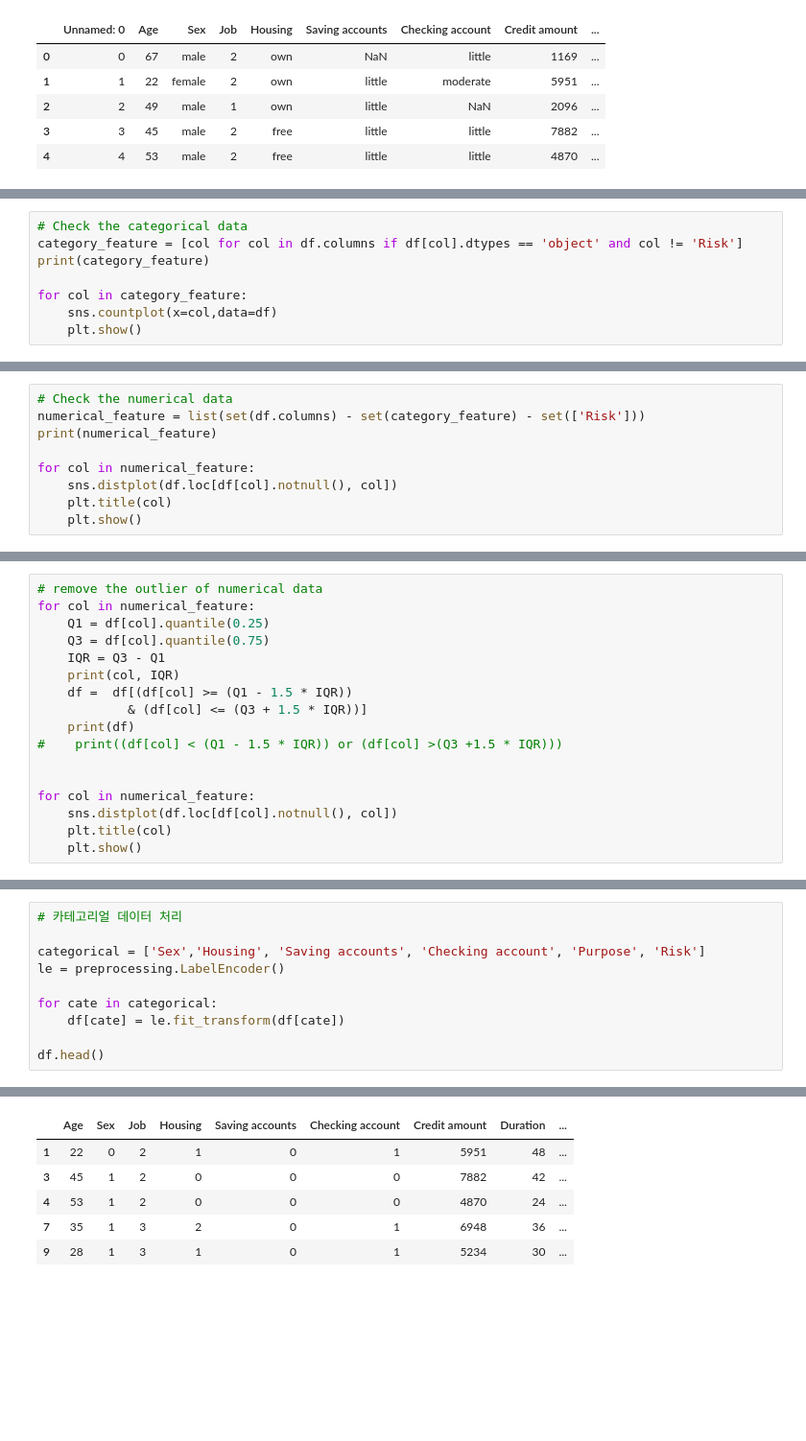
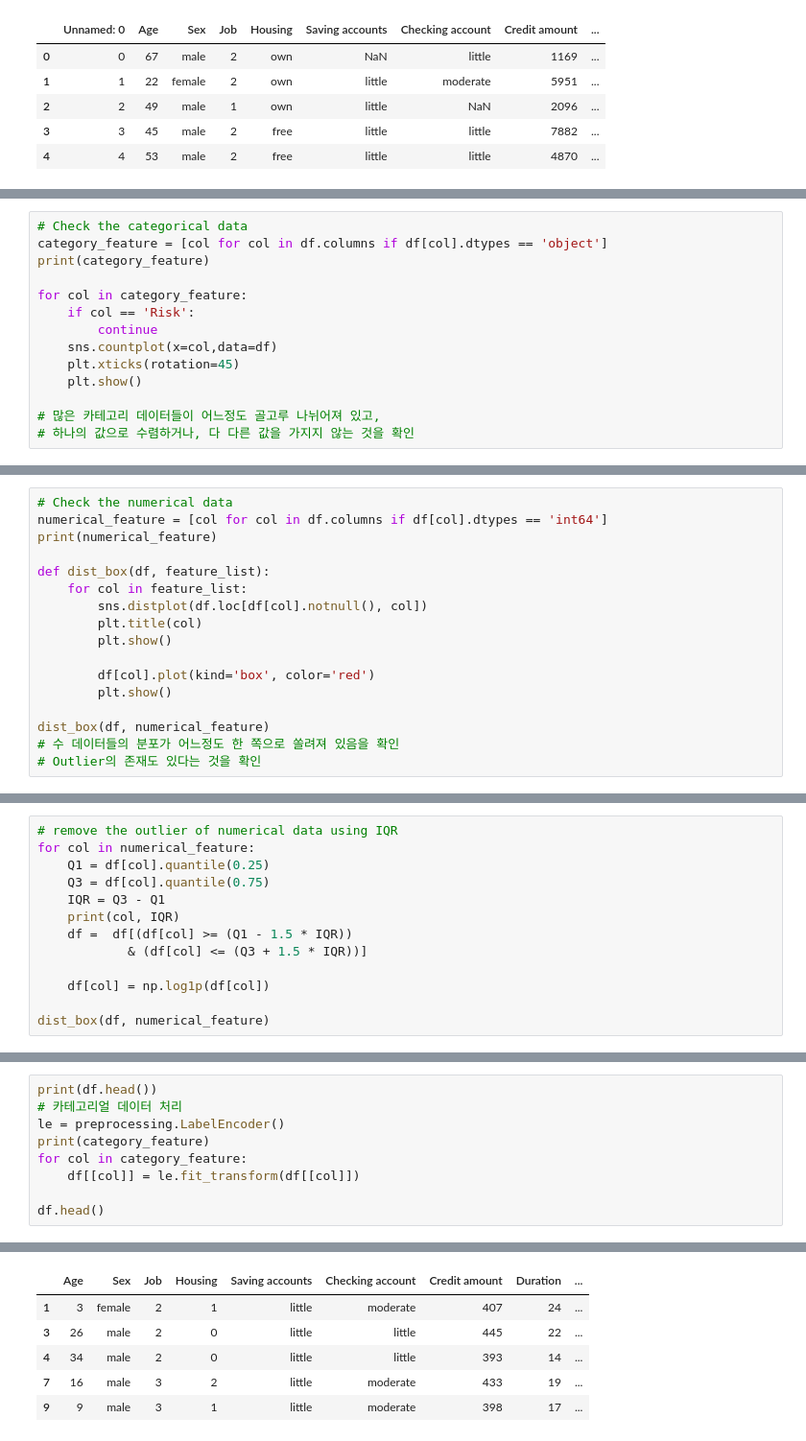
Before and after one commit to KimDoubleB/DS_Tutorials, a Jupyter notebook: Classification_Credit.ipynb, the cells around one changed output, grey strips where cells are left out. Shown at 96% size. Saved outputs shown, nothing was run; the diff lists cells and outputs as text; blank space fills up the shorter version.

```diff
--- a/Classification_Credit.ipynb
+++ b/Classification_Credit.ipynb
@@ -125,10 +134,16 @@ plt.show()
 [figure]
 # %%
 # Check the categorical data
-category_feature = [col for col in df.columns if df[col].dtypes == 'object' and col != 'Risk']
+category_feature = [col for col in df.columns if df[col].dtypes == 'object']
 print(category_feature)
 
 for col in category_feature:
+    if col == 'Risk':
+        continue
     sns.countplot(x=col,data=df)
+    plt.xticks(rotation=45)
     plt.show()
+
+# 많은 카테고리 데이터들이 어느정도 골고루 나뉘어져 있고,
+# 하나의 값으로 수렴하거나, 다 다른 값을 가지지 않는 것을 확인
 # %% [output]
@@ -142,12 +157,20 @@ for col in category_feature:
 # %%
 # Check the numerical data
-numerical_feature = list(set(df.columns) - set(category_feature) - set(['Risk']))
+numerical_feature = [col for col in df.columns if df[col].dtypes == 'int64']
 print(numerical_feature)
 
-for col in numerical_feature:
-    sns.distplot(df.loc[df[col].notnull(), col])
-    plt.title(col)
-    plt.show()
+def dist_box(df, feature_list):
+    for col in feature_list:
+        sns.distplot(df.loc[df[col].notnull(), col])
+        plt.title(col)
+        plt.show()
+
+        df[col].plot(kind='box', color='red')
+        plt.show()
+
+dist_box(df, numerical_feature)
+# 수 데이터들의 분포가 어느정도 한 쪽으로 쏠려져 있음을 확인
+# Outlier의 존재도 있다는 것을 확인
 # %% [output]
 ['Duration', 'Credit amount', 'Age']
 [figure]
@@ -190,5 +205,5 @@ for i in category_feature:
 # %%
-# remove the outlier of numerical data
+# remove the outlier of numerical data using IQR
 for col in numerical_feature:
     Q1 = df[col].quantile(0.25)
     Q3 = df[col].quantile(0.75)
@@ -196,13 +211,9 @@ for col in numerical_feature:
     print(col, IQR)
     df =  df[(df[col] >= (Q1 - 1.5 * IQR))
             & (df[col] <= (Q3 + 1.5 * IQR))]
-    print(df)
-#    print((df[col] < (Q1 - 1.5 * IQR)) or (df[col] >(Q3 +1.5 * IQR)))
 
+    df[col] = np.log1p(df[col])
 
-for col in numerical_feature:
-    sns.distplot(df.loc[df[col].notnull(), col])
-    plt.title(col)
-    plt.show()
+dist_box(df, numerical_feature)
 # %% [output]
 Duration 14.75
@@ -228,11 +228,10 @@ Duration 14.75
 # %%
+print(df.head())
 # 카테고리얼 데이터 처리
-
-categorical = ['Sex','Housing', 'Saving accounts', 'Checking account', 'Purpose', 'Risk']
 le = preprocessing.LabelEncoder()
-
-for cate in categorical:
-    df[cate] = le.fit_transform(df[cate])
+print(category_feature)
+for col in category_feature:
+    df[[col]] = le.fit_transform(df[[col]])
 
 df.head()
 # %% [output]
@@ -239,9 +252,9 @@ df.head()
 |  | Age | Sex | Job | Housing | Saving accounts | Checking account | Credit amount | Duration | ... |
-| 1 | 22 | 0 | 2 | 1 | 0 | 1 | 5951 | 48 | ... |
-| 3 | 45 | 1 | 2 | 0 | 0 | 0 | 7882 | 42 | ... |
-| 4 | 53 | 1 | 2 | 0 | 0 | 0 | 4870 | 24 | ... |
-| 7 | 35 | 1 | 3 | 2 | 0 | 1 | 6948 | 36 | ... |
-| 9 | 28 | 1 | 3 | 1 | 0 | 1 | 5234 | 30 | ... |
+| 1 | 3 | female | 2 | 1 | little | moderate | 407 | 24 | ... |
+| 3 | 26 | male | 2 | 0 | little | little | 445 | 22 | ... |
+| 4 | 34 | male | 2 | 0 | little | little | 393 | 14 | ... |
+| 7 | 16 | male | 3 | 2 | little | moderate | 433 | 19 | ... |
+| 9 | 9 | male | 3 | 1 | little | moderate | 398 | 17 | ... |
 # %%
 
 # correlation
```
Also changed, not shown: parts of 15 cells of this notebook.
